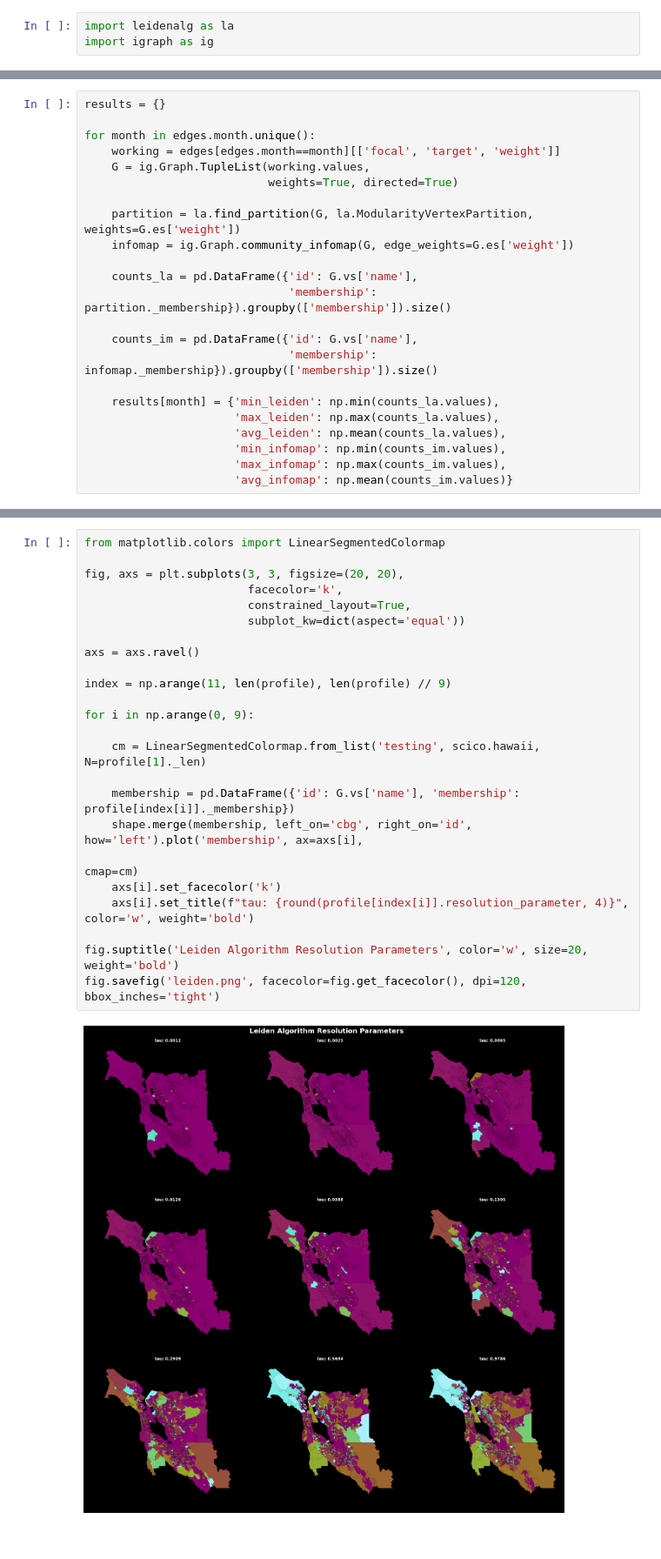
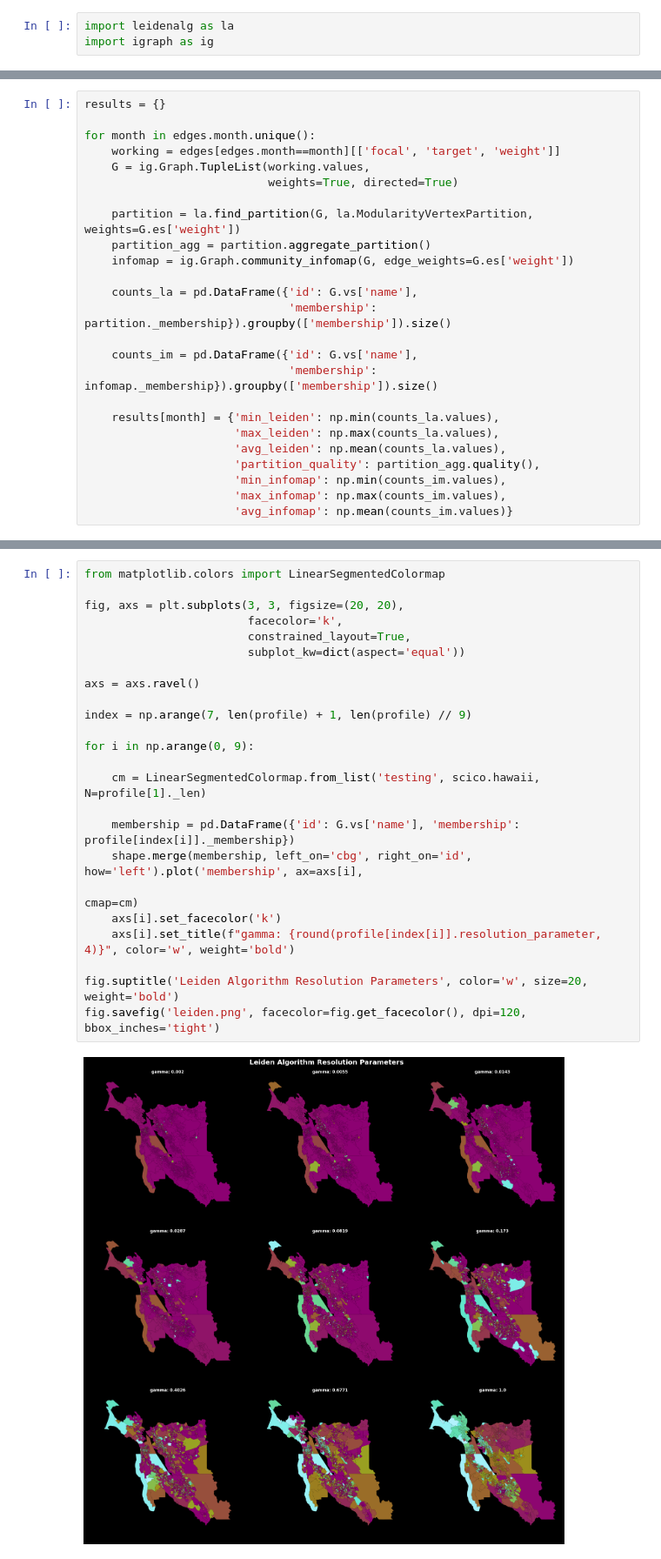
Before and after one commit to asrenninger/networks, a Jupyter notebook: python/bay.ipynb, the cells around one changed output, grey strips where cells are left out. Shown at 87% size. Drawn from its saved outputs; the diff is of its cells as text.

```diff
--- a/python/bay.ipynb
+++ b/python/bay.ipynb
@@ -448,6 +448,7 @@ for month in edges.month.unique():
                            weights=True, directed=True)
 
     partition = la.find_partition(G, la.ModularityVertexPartition, weights=G.es['weight'])
+    partition_agg = partition.aggregate_partition()
     infomap = ig.Graph.community_infomap(G, edge_weights=G.es['weight'])
 
     counts_la = pd.DataFrame({'id': G.vs['name'],
@@ -459,6 +460,7 @@ for month in edges.month.unique():
     results[month] = {'min_leiden': np.min(counts_la.values),
                       'max_leiden': np.max(counts_la.values),
                       'avg_leiden': np.mean(counts_la.values),
+                      'partition_quality': partition_agg.quality(),
                       'min_infomap': np.min(counts_im.values),
                       'max_infomap': np.max(counts_im.values),
                       'avg_infomap': np.mean(counts_im.values)}
@@ -491,26 +493,26 @@ profile = optimiser.resolution_profile(G, la.CPMVertexPartition,
 # %%
 from matplotlib.colors import LinearSegmentedColormap
 
 fig, axs = plt.subplots(3, 3, figsize=(20, 20),
                         facecolor='k',
                         constrained_layout=True,
                         subplot_kw=dict(aspect='equal'))
 
 axs = axs.ravel()
 
-index = np.arange(11, len(profile), len(profile) // 9)
+index = np.arange(7, len(profile) + 1, len(profile) // 9)
 
 for i in np.arange(0, 9):
 
     cm = LinearSegmentedColormap.from_list('testing', scico.hawaii, N=profile[1]._len)
 
     membership = pd.DataFrame({'id': G.vs['name'], 'membership': profile[index[i]]._membership})
     shape.merge(membership, left_on='cbg', right_on='id', how='left').plot('membership', ax=axs[i],
                                                                            cmap=cm)
     axs[i].set_facecolor('k')
-    axs[i].set_title(f"tau: {round(profile[index[i]].resolution_parameter, 4)}", color='w', weight='bold')
+    axs[i].set_title(f"gamma: {round(profile[index[i]].resolution_parameter, 4)}", color='w', weight='bold')
 
 fig.suptitle('Leiden Algorithm Resolution Parameters', color='w', size=20, weight='bold')
 fig.savefig('leiden.png', facecolor=fig.get_facecolor(), dpi=120, bbox_inches='tight')
 # %% [output]
-[figure, old version]
+[figure, new version]
```
Also changed, not shown: parts of 3 cells of this notebook.
